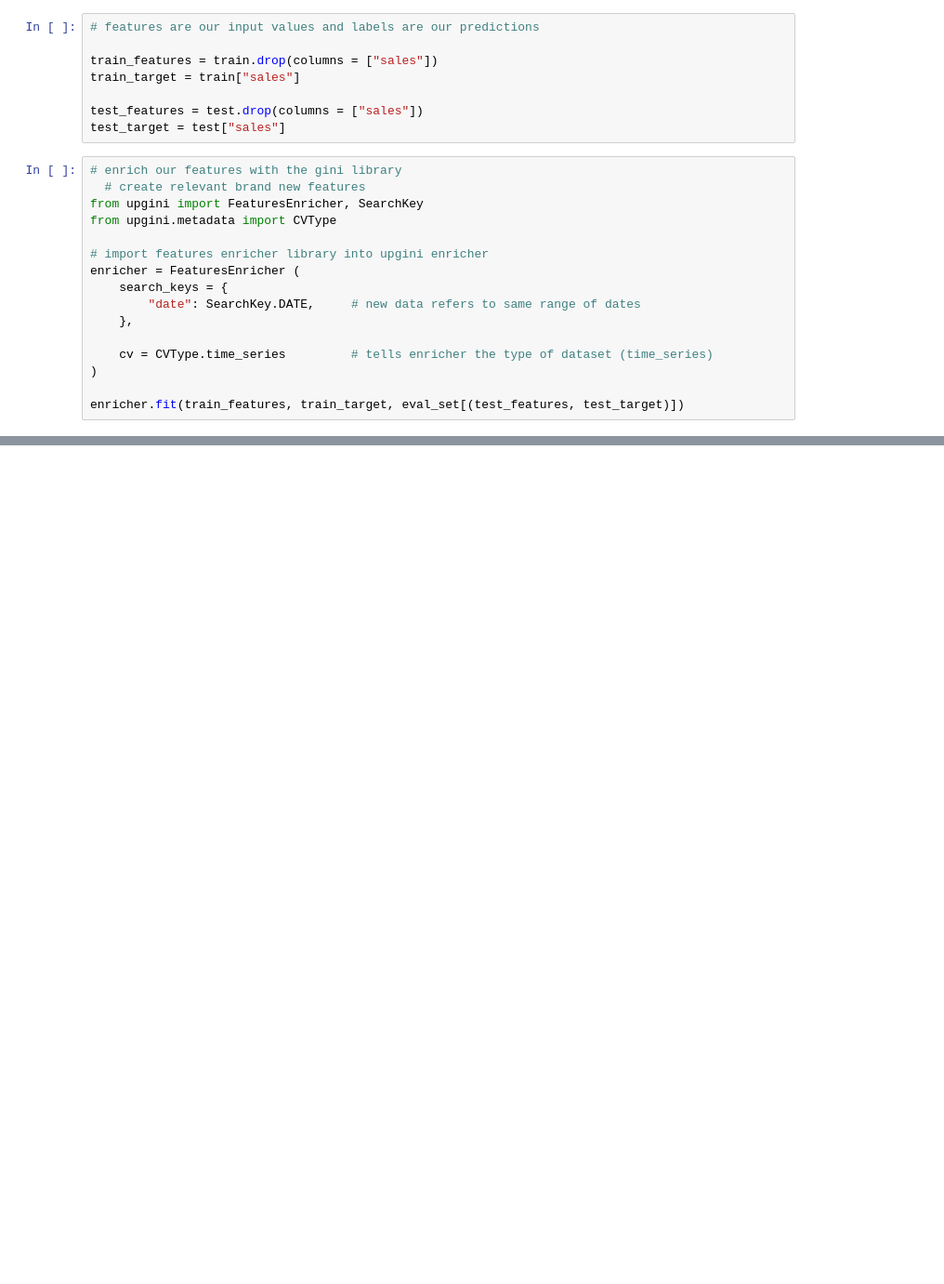
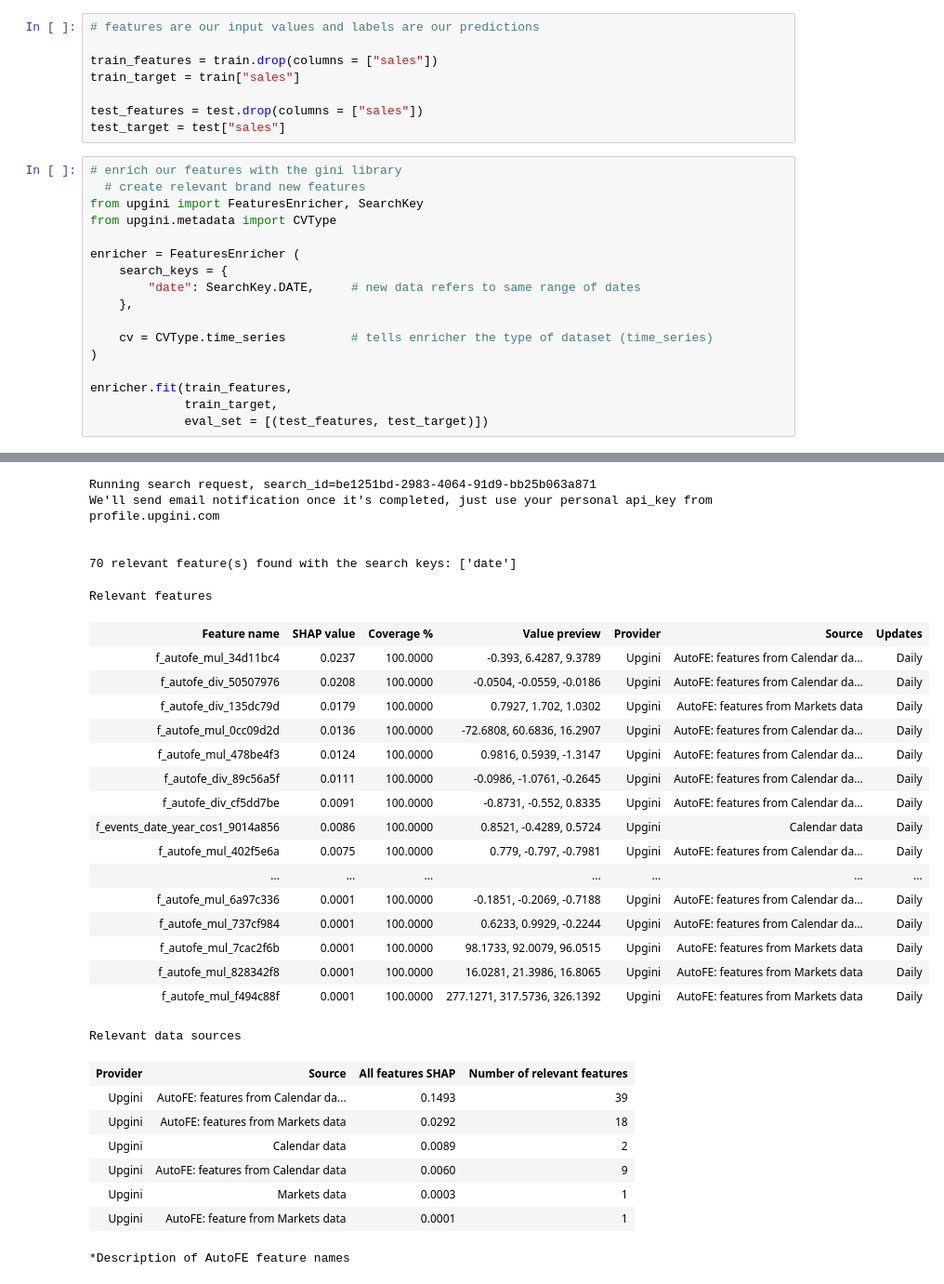
Before and after one commit to flycye/Kabble-Tutorial, a Jupyter notebook: SalesForecasting.ipynb, the cells around one changed output, grey strips where cells are left out. Shown: that part at 93% size. Cells and saved outputs as stored; diff of their text form; blank space fills up the shorter version.

```diff
--- a/SalesForecasting.ipynb
+++ b/SalesForecasting.ipynb
@@ -56,7 +51,6 @@ test_target = test["sales"]
 from upgini import FeaturesEnricher, SearchKey
 from upgini.metadata import CVType
 
-# import features enricher library into upgini enricher
 enricher = FeaturesEnricher (
     search_keys = {
         "date": SearchKey.DATE,     # new data refers to same range of dates
@@ -65,5 +59,7 @@ enricher = FeaturesEnricher (
     cv = CVType.time_series         # tells enricher the type of dataset (time_series)
 )
 
-enricher.fit(train_features, train_target, eval_set[(test_features, test_target)])
+enricher.fit(train_features,
+             train_target,
+             eval_set = [(test_features, test_target)])
 # %% [output]
@@ -70,0 +76,31 @@ HttpError: 504.0 GatewayTimeout
+Running search request, search_id=be1251bd-2983-4064-91d9-bb25b063a871
+We'll send email notification once it's completed, just use your personal api_key from profile.upgini.com
+
+
+70 relevant feature(s) found with the search keys: ['date']
+Relevant features
+| Feature name | SHAP value | Coverage % | Value preview | Provider | Source | Updates |
+| f_autofe_mul_34d11bc4 | 0.0237 | 100.0000 | -0.393, 6.4287, 9.3789 | Upgini | AutoFE: features from Calendar da... | Daily |
+| f_autofe_div_50507976 | 0.0208 | 100.0000 | -0.0504, -0.0559, -0.0186 | Upgini | AutoFE: features from Calendar da... | Daily |
+| f_autofe_div_135dc79d | 0.0179 | 100.0000 | 0.7927, 1.702, 1.0302 | Upgini | AutoFE: features from Markets data | Daily |
+| f_autofe_mul_0cc09d2d | 0.0136 | 100.0000 | -72.6808, 60.6836, 16.2907 | Upgini | AutoFE: features from Calendar da... | Daily |
+| f_autofe_mul_478be4f3 | 0.0124 | 100.0000 | 0.9816, 0.5939, -1.3147 | Upgini | AutoFE: features from Calendar da... | Daily |
+| f_autofe_div_89c56a5f | 0.0111 | 100.0000 | -0.0986, -1.0761, -0.2645 | Upgini | AutoFE: features from Calendar da... | Daily |
+| f_autofe_div_cf5dd7be | 0.0091 | 100.0000 | -0.8731, -0.552, 0.8335 | Upgini | AutoFE: features from Calendar da... | Daily |
+| f_events_date_year_cos1_9014a856 | 0.0086 | 100.0000 | 0.8521, -0.4289, 0.5724 | Upgini | Calendar data | Daily |
+| f_autofe_mul_402f5e6a | 0.0075 | 100.0000 | 0.779, -0.797, -0.7981 | Upgini | AutoFE: features from Calendar da... | Daily |
+| ... | ... | ... | ... | ... | ... | ... |
+| f_autofe_mul_6a97c336 | 0.0001 | 100.0000 | -0.1851, -0.2069, -0.7188 | Upgini | AutoFE: features from Calendar da... | Daily |
+| f_autofe_mul_737cf984 | 0.0001 | 100.0000 | 0.6233, 0.9929, -0.2244 | Upgini | AutoFE: features from Calendar da... | Daily |
+| f_autofe_mul_7cac2f6b | 0.0001 | 100.0000 | 98.1733, 92.0079, 96.0515 | Upgini | AutoFE: features from Markets data | Daily |
+| f_autofe_mul_828342f8 | 0.0001 | 100.0000 | 16.0281, 21.3986, 16.8065 | Upgini | AutoFE: features from Markets data | Daily |
+| f_autofe_mul_f494c88f | 0.0001 | 100.0000 | 277.1271, 317.5736, 326.1392 | Upgini | AutoFE: features from Markets data | Daily |
+Relevant data sources
+| Provider | Source | All features SHAP | Number of relevant features |
+| Upgini | AutoFE: features from Calendar da... | 0.1493 | 39 |
+| Upgini | AutoFE: features from Markets data | 0.0292 | 18 |
+| Upgini | Calendar data | 0.0089 | 2 |
+| Upgini | AutoFE: features from Calendar data | 0.0060 | 9 |
+| Upgini | Markets data | 0.0003 | 1 |
+| Upgini | AutoFE: feature from Markets data | 0.0001 | 1 |
+*Description of AutoFE feature names
```
Also changed, not shown: parts of 3 cells of this notebook.
